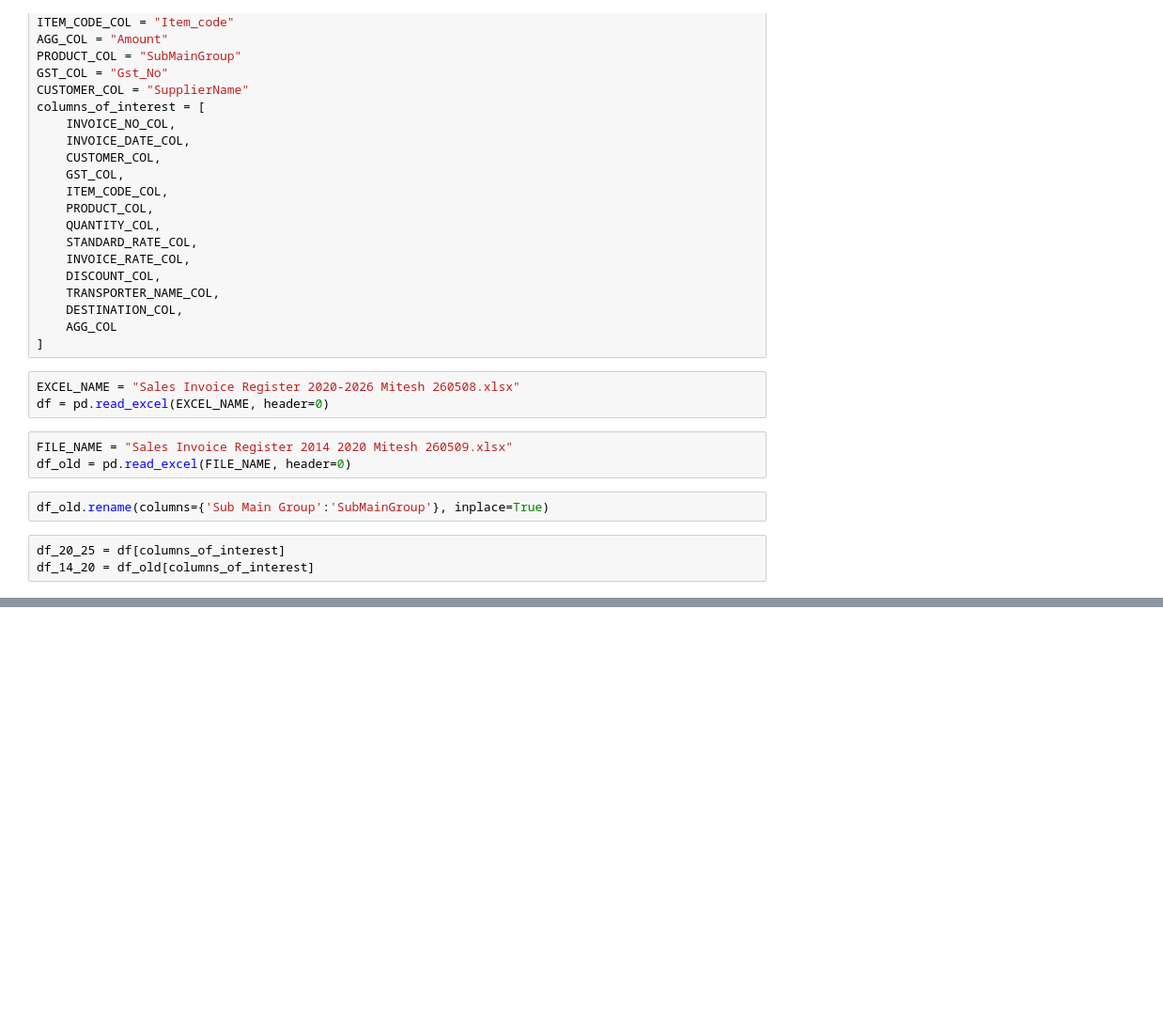
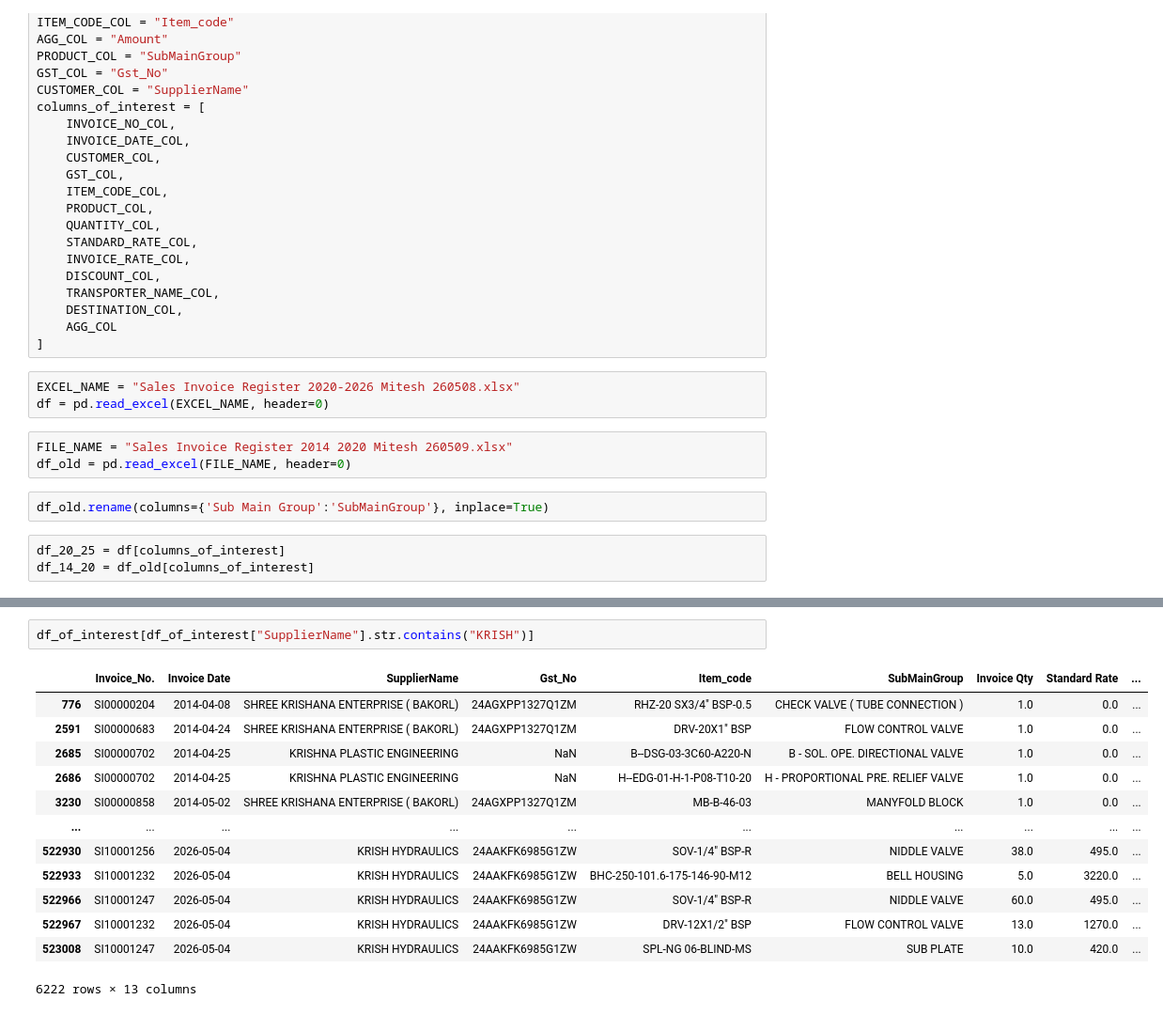
Before and after one commit to dhruvilsangani/Jacktech-Sales, a Jupyter notebook: products.ipynb, the cells around one changed output, grey strips where cells are left out. Shown at 94% size. Saved outputs shown, nothing was run; the diff lists cells and outputs as text; blank space fills up the shorter version.

```diff
--- a/products.ipynb
+++ b/products.ipynb
@@ -64,0 +87,16 @@ df_of_interest
+# %%
+df_of_interest[df_of_interest["SupplierName"].str.contains("KRISH")]
+# %% [output]
+|  | Invoice_No. | Invoice Date | SupplierName | Gst_No | Item_code | SubMainGroup | Invoice Qty | Standard Rate | ... |
+| 776 | SI00000204 | 2014-04-08 | SHREE KRISHANA ENTERPRISE ( BAKORL) | 24AGXPP1327Q1ZM | RHZ-20 SX3/4" BSP-0.5 | CHECK VALVE ( TUBE CONNECTION ) | 1.0 | 0.0 | ... |
+| 2591 | SI00000683 | 2014-04-24 | SHREE KRISHANA ENTERPRISE ( BAKORL) | 24AGXPP1327Q1ZM | DRV-20X1" BSP | FLOW CONTROL VALVE | 1.0 | 0.0 | ... |
+| 2685 | SI00000702 | 2014-04-25 | KRISHNA PLASTIC ENGINEERING | NaN | B--DSG-03-3C60-A220-N | B - SOL. OPE. DIRECTIONAL VALVE | 1.0 | 0.0 | ... |
+| 2686 | SI00000702 | 2014-04-25 | KRISHNA PLASTIC ENGINEERING | NaN | H--EDG-01-H-1-P08-T10-20 | H - PROPORTIONAL PRE. RELIEF VALVE | 1.0 | 0.0 | ... |
+| 3230 | SI00000858 | 2014-05-02 | SHREE KRISHANA ENTERPRISE ( BAKORL) | 24AGXPP1327Q1ZM | MB-B-46-03 | MANYFOLD BLOCK | 1.0 | 0.0 | ... |
+| ... | ... | ... | ... | ... | ... | ... | ... | ... | ... |
+| 522930 | SI10001256 | 2026-05-04 | KRISH HYDRAULICS | 24AAKFK6985G1ZW | SOV-1/4" BSP-R | NIDDLE VALVE | 38.0 | 495.0 | ... |
+| 522933 | SI10001232 | 2026-05-04 | KRISH HYDRAULICS | 24AAKFK6985G1ZW | BHC-250-101.6-175-146-90-M12 | BELL HOUSING | 5.0 | 3220.0 | ... |
+| 522966 | SI10001247 | 2026-05-04 | KRISH HYDRAULICS | 24AAKFK6985G1ZW | SOV-1/4" BSP-R | NIDDLE VALVE | 60.0 | 495.0 | ... |
+| 522967 | SI10001232 | 2026-05-04 | KRISH HYDRAULICS | 24AAKFK6985G1ZW | DRV-12X1/2" BSP | FLOW CONTROL VALVE | 13.0 | 1270.0 | ... |
+| 523008 | SI10001247 | 2026-05-04 | KRISH HYDRAULICS | 24AAKFK6985G1ZW | SPL-NG 06-BLIND-MS | SUB PLATE | 10.0 | 420.0 | ... |
+6222 rows × 13 columns
```
Also changed, not shown: parts of 3 cells of this notebook, 5 other files.
